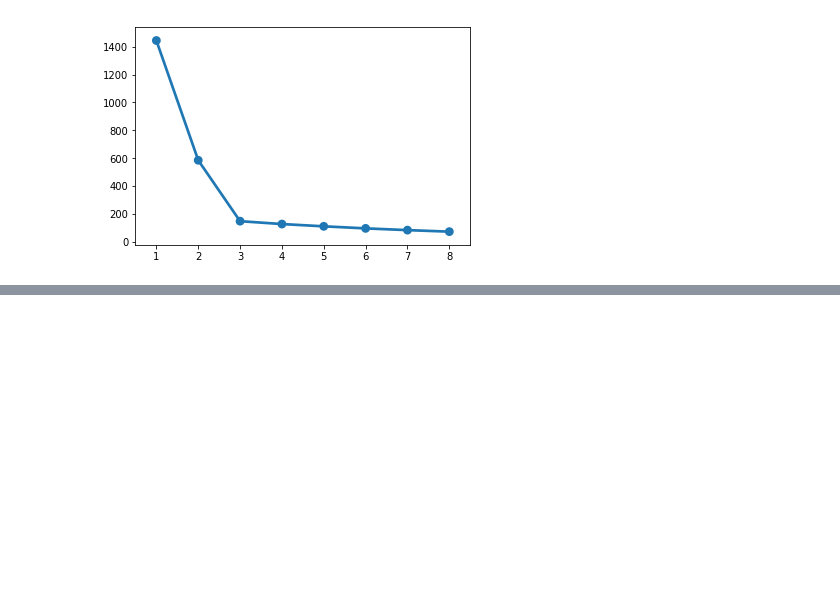
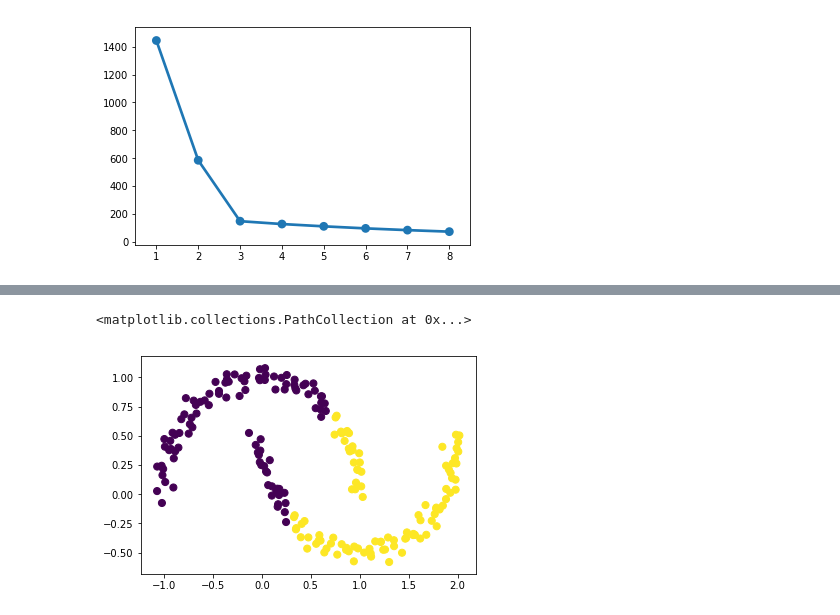
Before and after one commit to YAHYA-H/XRecomendationEngine, a Jupyter notebook: DataMiningTechniques/K-means clustering.ipynb, the cells around one changed output, grey strips where cells are left out. Drawn from its saved outputs; the diff is of its cells as text; code cells hidden in the pictures; blank space fills up the shorter version.

```diff
--- a/DataMiningTechniques/K-means clustering.ipynb
+++ b/DataMiningTechniques/K-means clustering.ipynb
@@ -67,0 +83,12 @@ plt.scatter(x=[j for j in range(1,9)],y=ss)
+# %%
+# initialize K-means object with K=2(for two half moons) and fit it to our data
+kmm = KMeans(n_clusters=2, init='random',max_iter=10)
+kmm.fit(x_m)
+#predict the classes for the data points
+y_m_pred = kmm.predict(x_m)
+
+#plot the colored cluster as identified by K-means
+plt.scatter(x_m[:,0], x_m[:,1], c=y_m_pred, s=50)
+# %% [output]
+<matplotlib.collections.PathCollection at 0x...>
+[figure, added]
```
Also changed, not shown: parts of 5 cells of this notebook.
